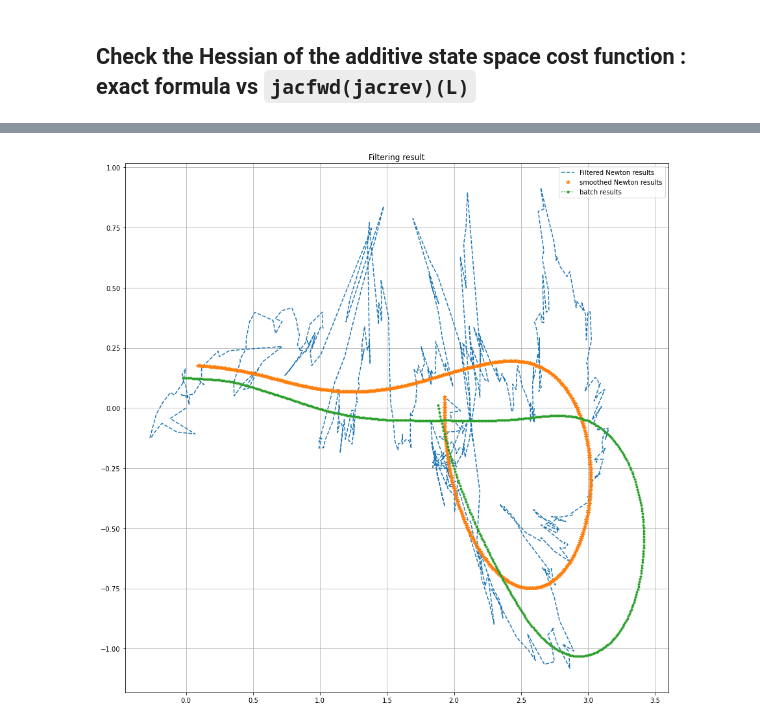
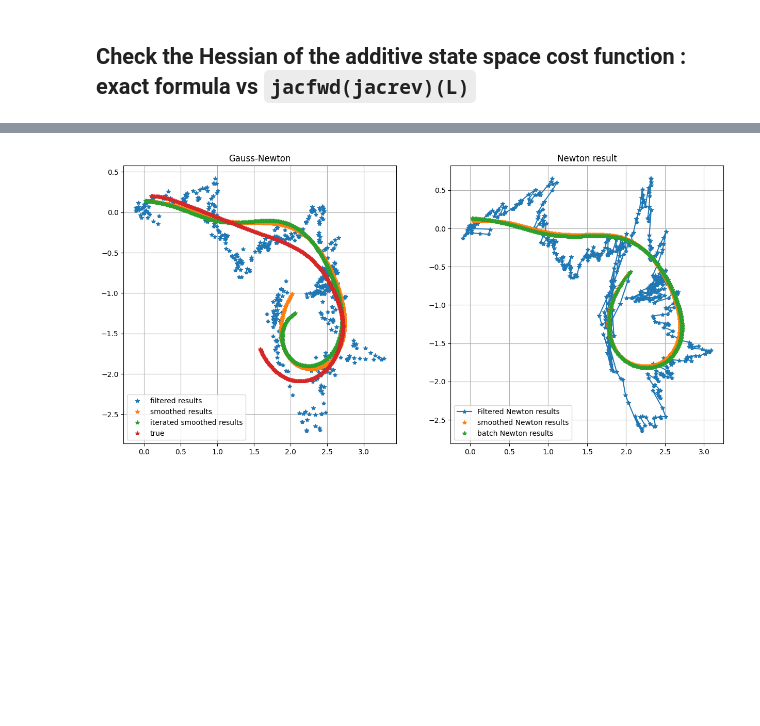
Before and after one commit to hanyas/second-order-smoothers, a Jupyter notebook: notebooks/NewtonFiltering_example2.ipynb, the cells around one changed output, grey strips where cells are left out. Drawn from its saved outputs; the diff is of its cells as text; code cells hidden in the pictures; blank space fills up the shorter version.

```diff
--- a/notebooks/NewtonFiltering_example2.ipynb
+++ b/notebooks/NewtonFiltering_example2.ipynb
@@ -47,6 +48,6 @@ plt.plot(ys);
 # %%
 qc = 0.01  # discretization noise
-qw = 10  # discretization noise
+qw = 10.  # discretization noise
 Q, R, observation_function, transition_function, observation_function_dx, transition_function_dx = make_parameters(qc, qw, r, dt, s1, s2)
 
 chol_Q = jlinalg.cholesky(Q, lower=True)
@@ -55,10 +56,13 @@ chol_R = jlinalg.cholesky(R, lower=True)
 m0 = jnp.array([0., 0., 1., 0., 0.])
 P0 = jnp.diag(jnp.array([0.1, 0.1, 1., 1., 1.]))
 
+
 init = MVNStandard(m0, P0)
 
 initial_states =  MVNStandard(true_states.astype(float), jnp.repeat(jnp.eye(5).reshape(1, 5, 5), T + 1, axis=0))
 
+# initial_states =  MVNStandard(jnp.zeros((T + 1, 5)), jnp.repeat(jnp.eye(5).reshape(1, 5, 5), T + 1, axis=0))
+
 transition_model = FunctionalModel(transition_function, MVNStandard(jnp.zeros((5,)), Q))
 observation_model = FunctionalModel(observation_function, MVNStandard(jnp.zeros((2,)), R))
 # %% [markdown]
@@ -113,7 +117,7 @@ def state_space_cost(x):
 grad = jax.grad(state_space_cost, argnums=0)(initial_states.mean)
 Hess = jacfwd(jacrev(state_space_cost))(initial_states.mean)
 
-x_batch = iterated_smoother_results.mean - jax.numpy.linalg.tensorsolve(Hess, grad)
+x_batch = initial_states.mean - jax.numpy.linalg.tensorsolve(Hess, grad)
 # %% [markdown]
 ### Check the derivative of the additive state space cost function: exact formula vs `jax.grad`
 # %% [markdown]
@@ -280,12 +319,23 @@ filtered_states_newton = newton_filtering(ys, init, transition_model, observatio
 # Smoothing - Newton
 smoothed_states_newton = newton_smoothing(transition_model, filtered_states_newton,  extended, initial_states)
 # %%
-plt.figure(figsize=(15,15))
-plt.plot(filtered_states_newton.mean[:,0], filtered_states_newton.mean[:,1], "--", label="Filtered Newton results" )
+plt.figure(figsize=(15,7))
+plt.subplot(1, 2, 1)
+plt.plot(filtered_states.mean[:,0], filtered_states.mean[:,1], "*", label = "filtered results")
+plt.plot(smoothed_results.mean[:,0], smoothed_results.mean[:,1], "*", label = "smoothed results")
+plt.plot(iterated_smoother_results.mean[:,0], iterated_smoother_results.mean[:,1], "*", label = "iterated smoothed results")
+plt.plot(true_states[:,0], true_states[:,1], "*", label = "true")
+plt.title("Gauss-Newton")
+plt.grid()
+plt.legend()
+
+
+plt.subplot(1, 2, 2)
+plt.plot(filtered_states_newton.mean[:,0], filtered_states_newton.mean[:,1], "-*", label="Filtered Newton results" )
 plt.plot(smoothed_states_newton.mean[:,0], smoothed_states_newton.mean[:,1], "*", label = "smoothed Newton results")
-plt.plot(x_batch[:,0], x_batch[:,1], ".:", label = "batch results")
-plt.title("Filtering result")
+plt.plot(x_batch[:,0], x_batch[:,1], "*", label = "batch Newton results")
+plt.title("Newton result")
 plt.grid()
 plt.legend();
 # %% [output]
-[figure, old version]
+[figure, new version]
```
Also changed, not shown: parts of 8 cells of this notebook, 3 other files.
